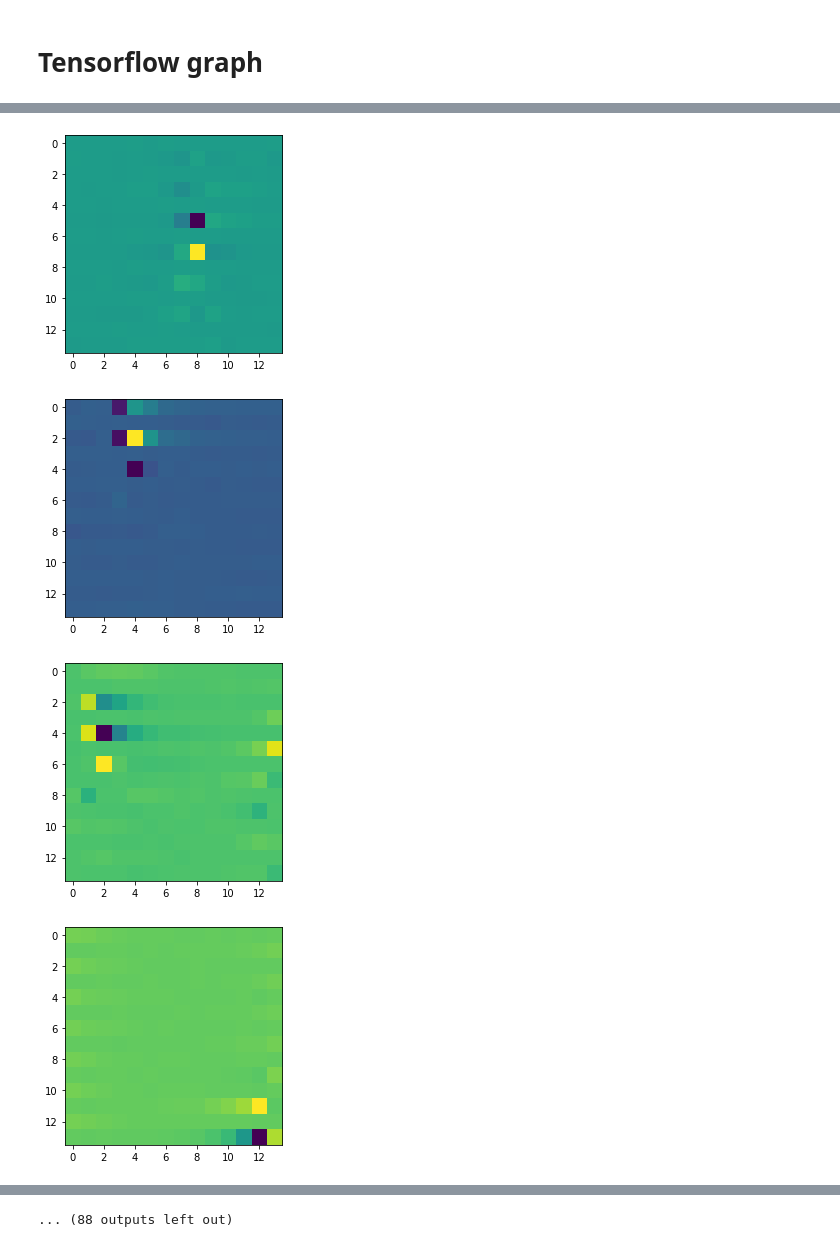
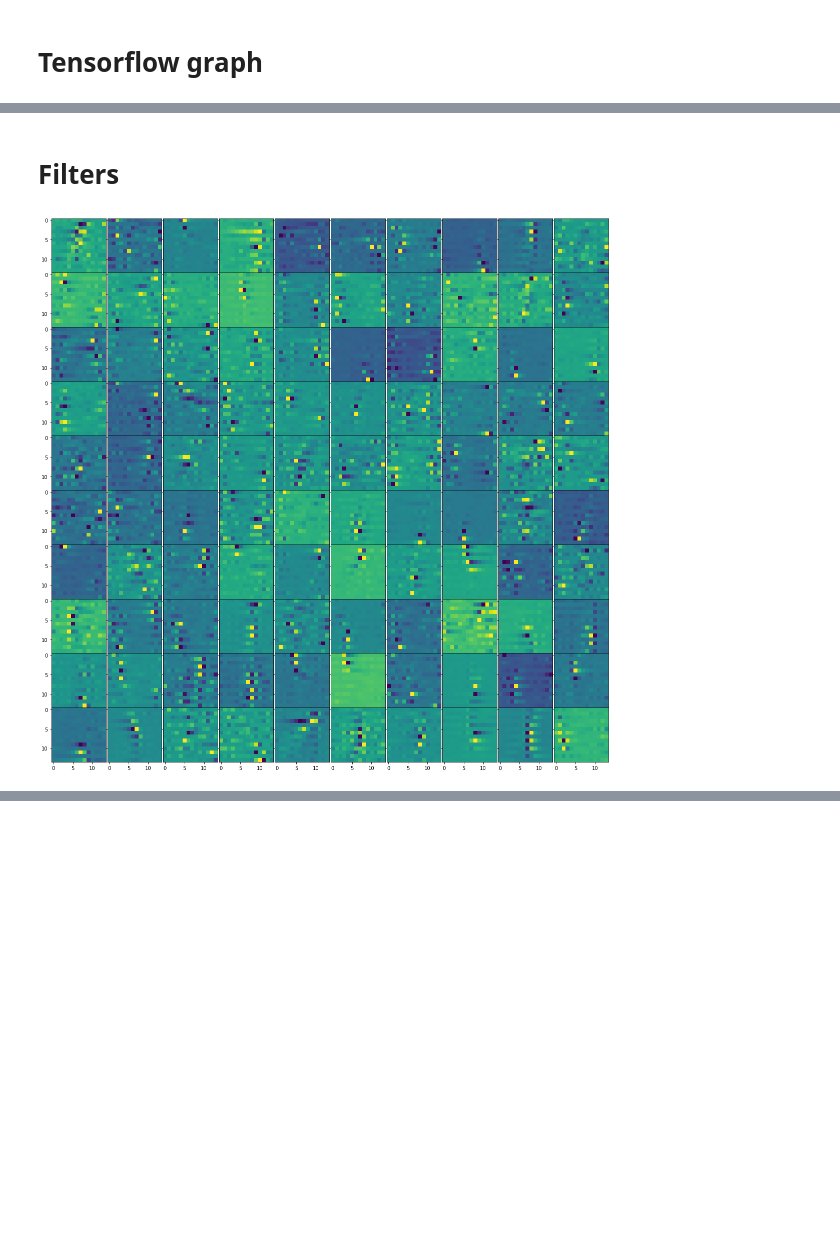
Before and after one commit to isamu-isozaki/sparse_mnist, a Jupyter notebook: Sparse proof of concept.ipynb, the cells around one changed output, grey strips where cells are left out. Cells and saved outputs as stored; diff of their text form; code cells hidden in the pictures; blank space fills up the shorter version.

Commit message:
reconstructions and filter plot

```diff
--- a/Sparse proof of concept.ipynb
+++ b/Sparse proof of concept.ipynb
@@ -74,9 +70,3 @@ def get_batch(n):
-# %%
-def shrink(a, b):
-    prior_shrink = np.abs(a) - b
-    prior_shrink[prior_shrink < 0] = 0
-    sign_a = np.sign(a)
-    return sign_a * prior_shrink
 # %% [markdown]
 # Tensorflow graph
 # %%
@@ -108,13 +98,13 @@ class Activity(keras.layers.Layer):
         tf.debugging.assert_all_finite(self.w, 'Check activity weights finite')
         batch_size = x.shape[0]
 
-        self.w.assign(self.w-self.rate* \
+        self.w[:batch_size].assign(self.w[:batch_size]-self.rate* \
             tf.einsum('ij, ki->kj', dictionary, (tf.einsum('ij,kj->ki', dictionary, self.w[:batch_size])-x)))
         self.shrink()
     def reset(self):
         self.w.assign(self.w_init(shape=(self.batch_size, self.units), dtype="float32"))
-    def call(self, dictionary):
-        return batch_matmul_1d(dictionary, self.w)
+    def call(self, dictionary, batch_size=batch_size):
+        return batch_matmul_1d(dictionary, self.w[:batch_size])
 # %%
 class Dictionary(keras.layers.Layer):
     def __init__(self, units=num_filters, dict_filter_size=dict_filter_size, beta=beta):
@@ -194,7 +184,7 @@ class SparseModel(keras.Model):
         dictionary = self.dictionary.w
         for _ in range(activity_epochs):
             self.activity.update(dictionary, patches)
-        return self.activity.call(self.dictionary.w)
+        return self.activity.call(self.dictionary.w, batch_size=patches.shape[0])
 # %%
 sparse_activity = Activity(units=num_filters, alpha=alpha, sparsity_coef=sparsity_coef)
 sparse_dictionary = Dictionary(units=num_filters, dict_filter_size=dict_filter_size, beta=beta)
@@ -204,5 +194,5 @@ datagen = ImageDataGenerator(zca_whitening=True)
 datagen.fit(X_train.reshape([-1, dict_filter_size, 1, 1]))
 train_generator = datagen.flow(X_train.reshape([-1, dict_filter_size, 1, 1]), batch_size=batch_size)
 # %%
-sparse_model.fit(train_generator, epochs=100, batch_size=batch_size)
+sparse_model.fit(train_generator, epochs=epochs, batch_size=batch_size)
 # %% [output]
@@ -226,10 +216,13 @@ Epoch 100/100
 <tensorflow.python.keras.callbacks.History at 0x...>
+# %% [markdown]
+# Filters
 # %%
+fig = plt.figure(figsize=(20, 20))
+num_cols = 10
+gs = fig.add_gridspec(num_filters //num_cols, num_cols, hspace=0, wspace=0)
+axs = gs.subplots(sharex='col', sharey='row')
 for i in range(num_filters):
-    plt.imshow(tf.reshape(sparse_model.dictionary.w[:, i], shape=[14,14]))
-    plt.show()
+    axs[i // num_cols][i % num_cols].imshow(tf.reshape(sparse_model.dictionary.w[:, i], shape=[14,14]))
+plt.show()
 # %% [output]
-[figure, old version]
+[figure, new version]
-[figure, removed]
-[figure, removed]
-[figure, removed]
@@ -244 +228,0 @@ for i in range(num_filters):
-... (88 outputs left out)
```
Also changed, not shown: parts of 10 cells of this notebook.
